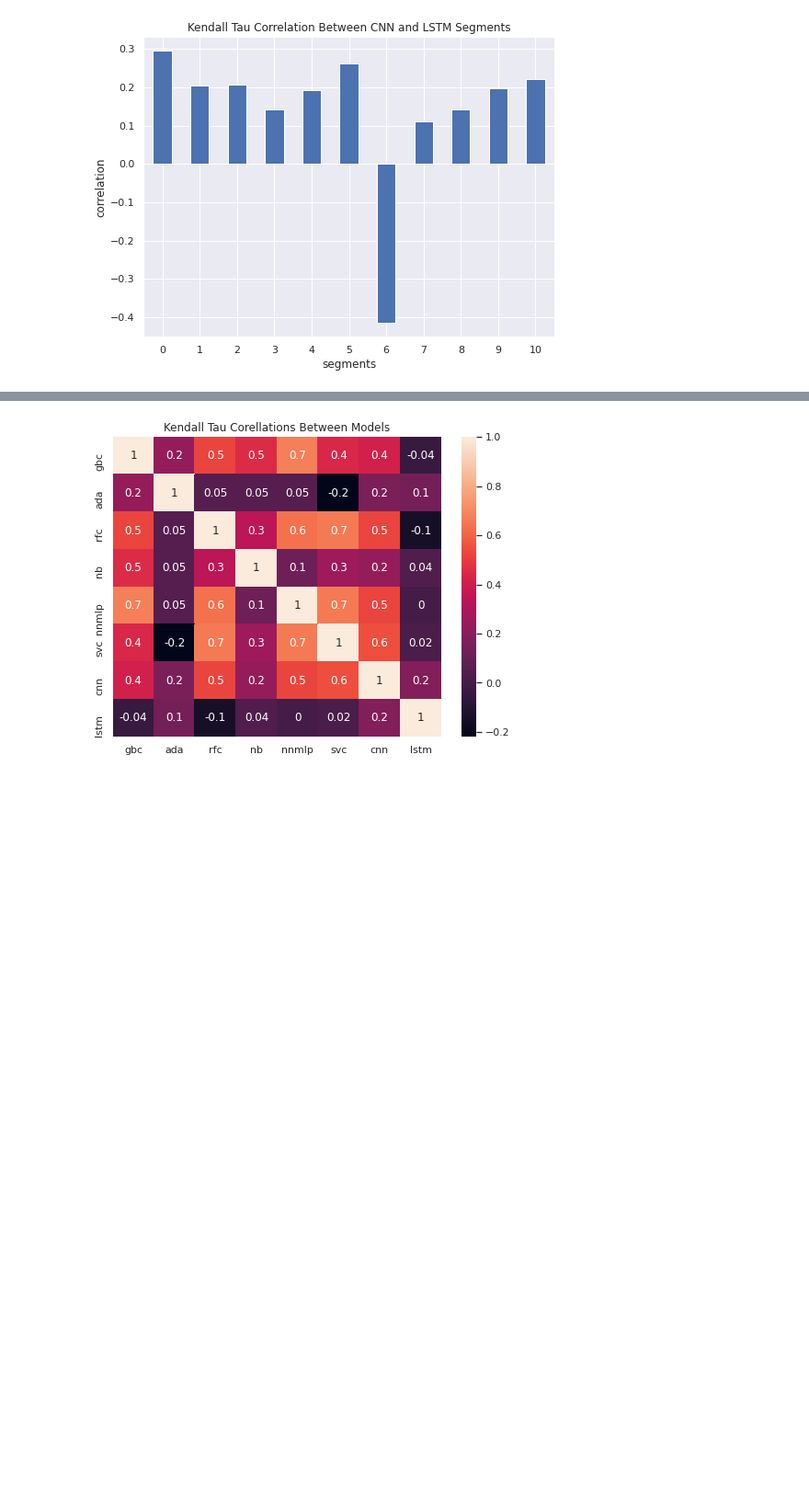
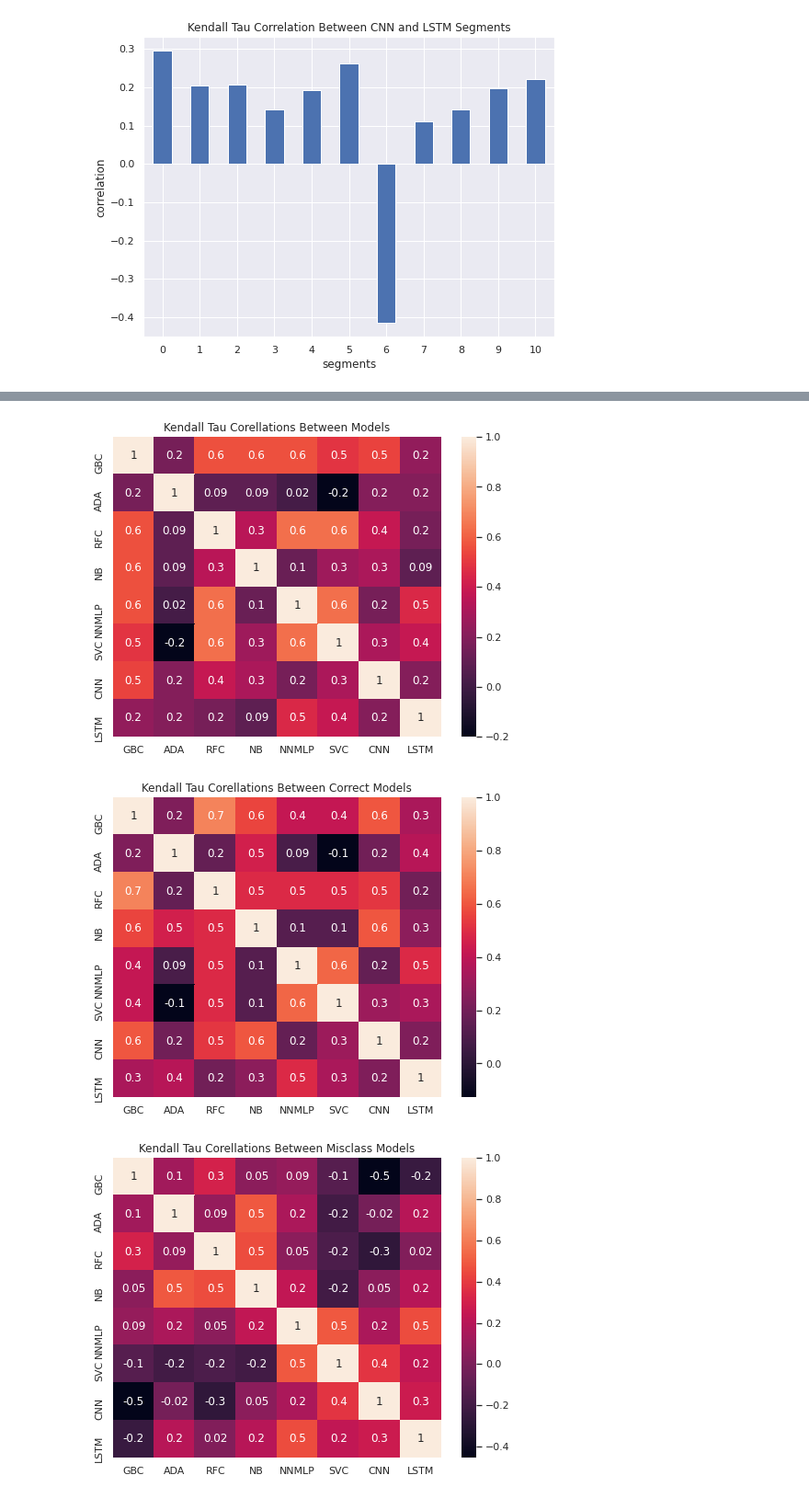
Before and after one commit to shouryaverma/cs_lvl4_project, a Jupyter notebook: code notebooks/correlation.ipynb, the cells around one changed output, grey strips where cells are left out. Shown at 92% size. Saved outputs shown, nothing was run; the diff lists cells and outputs as text; code cells hidden in the pictures; blank space fills up the shorter version.

```diff
--- a/code notebooks/correlation.ipynb
+++ b/code notebooks/correlation.ipynb
@@ -333,0 +356,6 @@ models
+# %%
+models = [gbc_pfi,ada_pfi,rfc_pfi,nb_pfi,nnmlp_pfi,svc_pfi,cnn_pfi,lstm_pfi]
+models = pd.DataFrame(models)
+models = models.transpose()
+models.columns = ['GBC','ADA','RFC','NB','NNMLP','SVC','CNN','LSTM']
+models
@@ -333,0 +375,6 @@ models
+# %%
+models_corr = [gbc_pfi_corr,ada_pfi_corr,rfc_pfi_corr,nb_pfi_corr,nnmlp_pfi_corr,svc_pfi_corr,cnn_pfi_corr,lstm_pfi_corr]
+models_corr = pd.DataFrame(models_corr)
+models_corr = models_corr.transpose()
+models_corr.columns = ['GBC','ADA','RFC','NB','NNMLP','SVC','CNN','LSTM']
+models_corr
@@ -333,0 +394,6 @@ models
+# %%
+models_mis = [gbc_pfi_mis,ada_pfi_mis,rfc_pfi_mis,nb_pfi_mis,nnmlp_pfi_mis,svc_pfi_mis,cnn_pfi_mis,lstm_pfi_mis]
+models_mis = pd.DataFrame(models_mis)
+models_mis = models_mis.transpose()
+models_mis.columns = ['GBC','ADA','RFC','NB','NNMLP','SVC','CNN','LSTM']
+models_mis
@@ -334,9 +413,22 @@ models
 # %%
 corr = models.corr(method='kendall')
 rcParams['figure.figsize'] = 8,6
 sns.heatmap(corr,annot=True,fmt='0.1g')
-plt.xlabel('models')
 plt.title('Kendall Tau Corellations Between Models')
 plt.show()
+
+corr_corr = models_corr.corr(method='kendall')
+rcParams['figure.figsize'] = 8,6
+sns.heatmap(corr_corr,annot=True,fmt='0.1g')
+plt.title('Kendall Tau Corellations Between Correct Models')
+plt.show()
+
+corr_mis = models_mis.corr(method='kendall')
+rcParams['figure.figsize'] = 8,6
+sns.heatmap(corr_mis,annot=True,fmt='0.1g')
+plt.title('Kendall Tau Corellations Between Misclass Models')
+plt.show()
 # %% [output]
-[figure, old version]
+[figure, new version]
+[figure, added]
+[figure, added]
```
Also changed, not shown: parts of 6 cells of this notebook.
